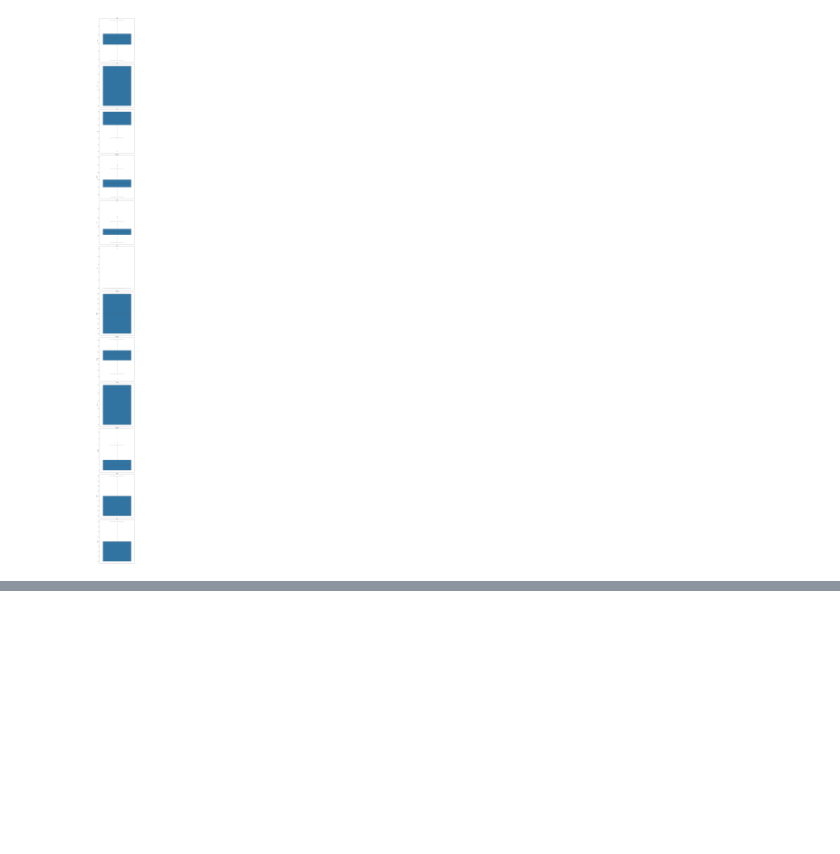
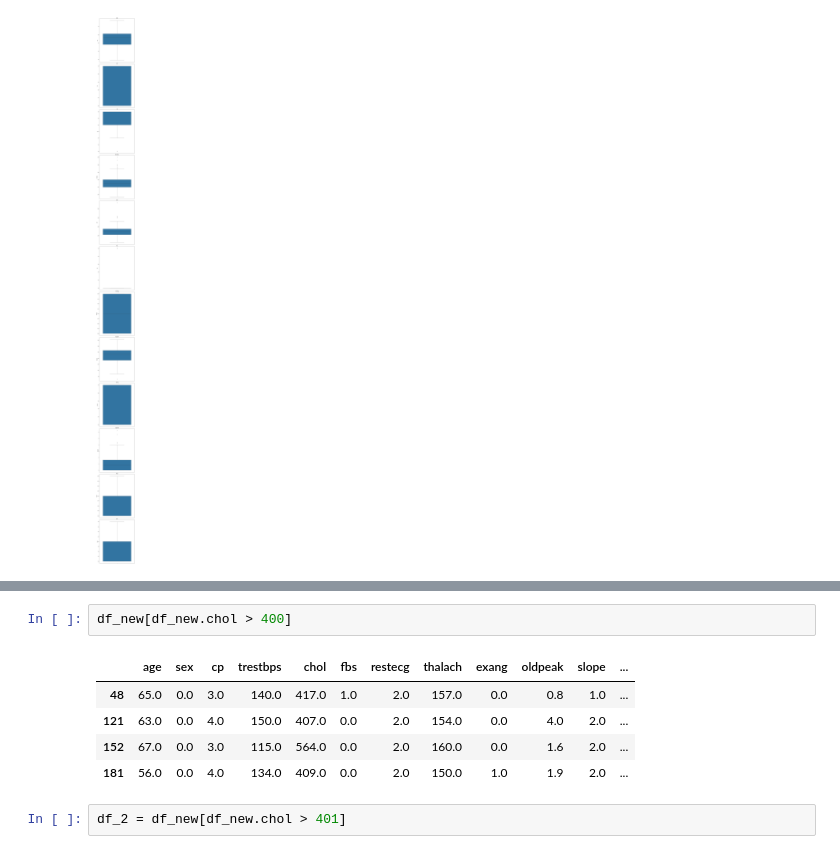
Before and after one commit to munira1413/Masar-, a Jupyter notebook: Untitled16.ipynb, the cells around one changed output, grey strips where cells are left out. Drawn from its saved outputs; the diff is of its cells as text; blank space fills up the shorter version.

```diff
--- a/Untitled16.ipynb
+++ b/Untitled16.ipynb
@@ -183,0 +199,10 @@ plt.show()
+# %%
+df_new[df_new.chol > 400]
+# %% [output]
+|  | age | sex | cp | trestbps | chol | fbs | restecg | thalach | exang | oldpeak | slope | ... |
+| 48 | 65.0 | 0.0 | 3.0 | 140.0 | 417.0 | 1.0 | 2.0 | 157.0 | 0.0 | 0.8 | 1.0 | ... |
+| 121 | 63.0 | 0.0 | 4.0 | 150.0 | 407.0 | 0.0 | 2.0 | 154.0 | 0.0 | 4.0 | 2.0 | ... |
+| 152 | 67.0 | 0.0 | 3.0 | 115.0 | 564.0 | 0.0 | 2.0 | 160.0 | 0.0 | 1.6 | 2.0 | ... |
+| 181 | 56.0 | 0.0 | 4.0 | 134.0 | 409.0 | 0.0 | 2.0 | 150.0 | 1.0 | 1.9 | 2.0 | ... |
+# %%
+df_2 = df_new[df_new.chol > 401]
```
Also changed, not shown: parts of 5 cells of this notebook.
